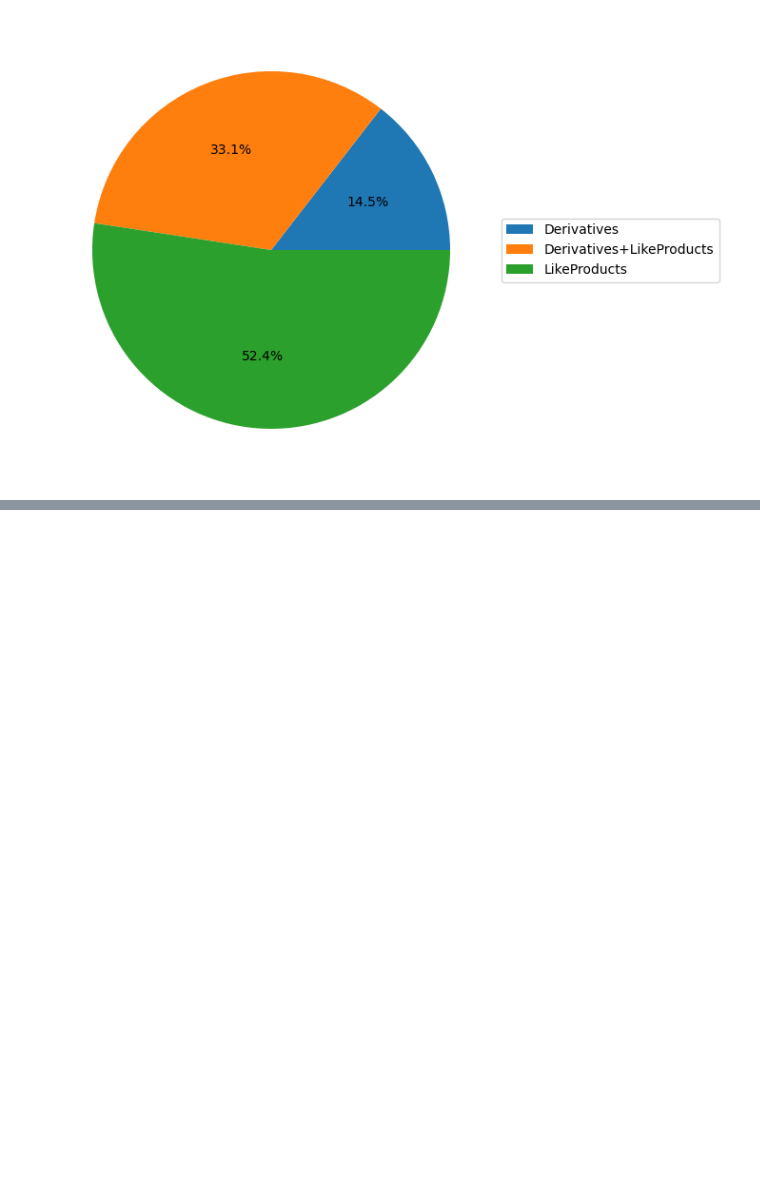
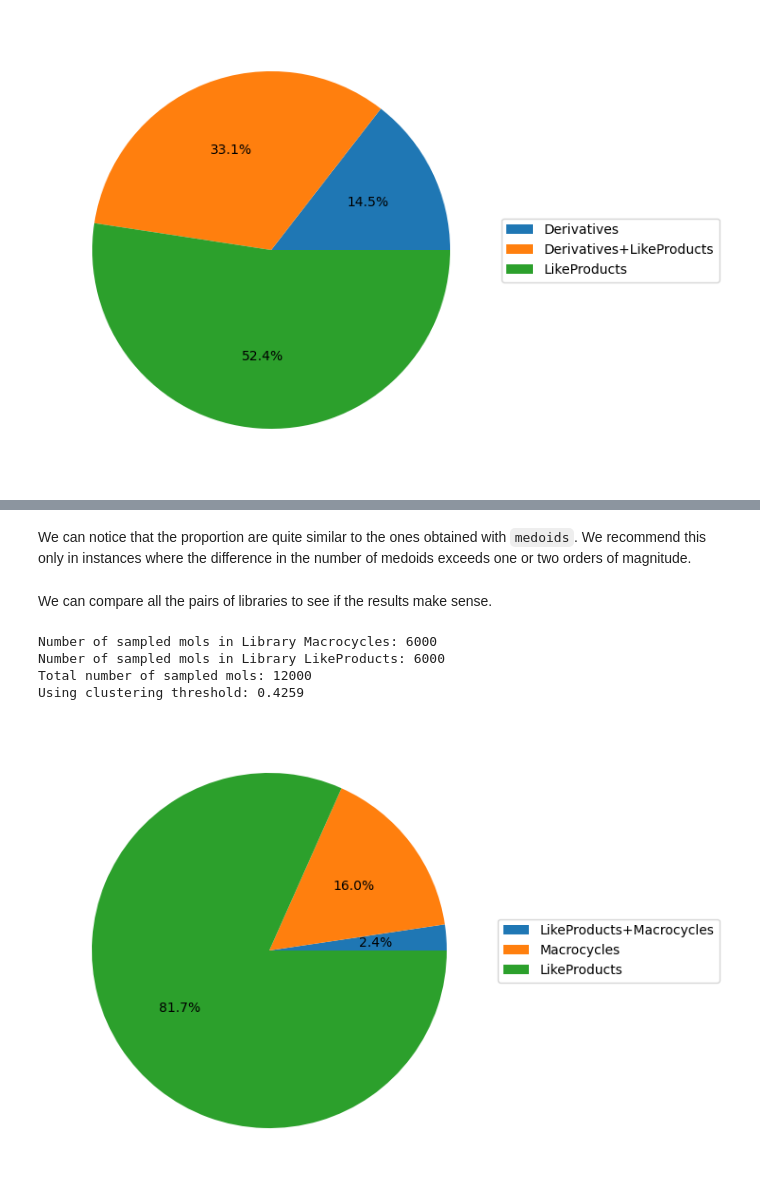
Before and after one commit to mqcomplab/iChem, a Jupyter notebook: scripts/library_compare.ipynb, the cells around one changed output, grey strips where cells are left out. Drawn from its saved outputs; the diff is of its cells as text; code cells hidden in the pictures; blank space fills up the shorter version.

```diff
--- a/scripts/library_compare.ipynb
+++ b/scripts/library_compare.ipynb
@@ -199,0 +231,16 @@ CompLib.pie_chart_composition(lib_names=['LikeProducts','Derivatives'])
+# %% [markdown]
+We can notice that the proportion are quite similar to the ones obtained with `medoids`. We recommend this only in instances where the difference in the number of medoids exceeds one or two orders of magnitude.
+# %% [markdown]
+We can compare all the pairs of libraries to see if the results make sense.
+# %%
+CompLib.cluster_libraries(methodology='samples',
+                         lib_names=['Macrocycles','LikeProducts'],
+                         n_samples=6000,
+                         verbose=True) # We pick a number that is larger than the largest number of medoids
+CompLib.pie_chart_composition(lib_names=['Macrocycles','LikeProducts'])
+# %% [output]
+Number of sampled mols in Library Macrocycles: 6000
+Number of sampled mols in Library LikeProducts: 6000
+Total number of sampled mols: 12000
+Using clustering threshold: 0.4259
+[figure, added]
```
Also changed, not shown: parts of 12 cells of this notebook.
